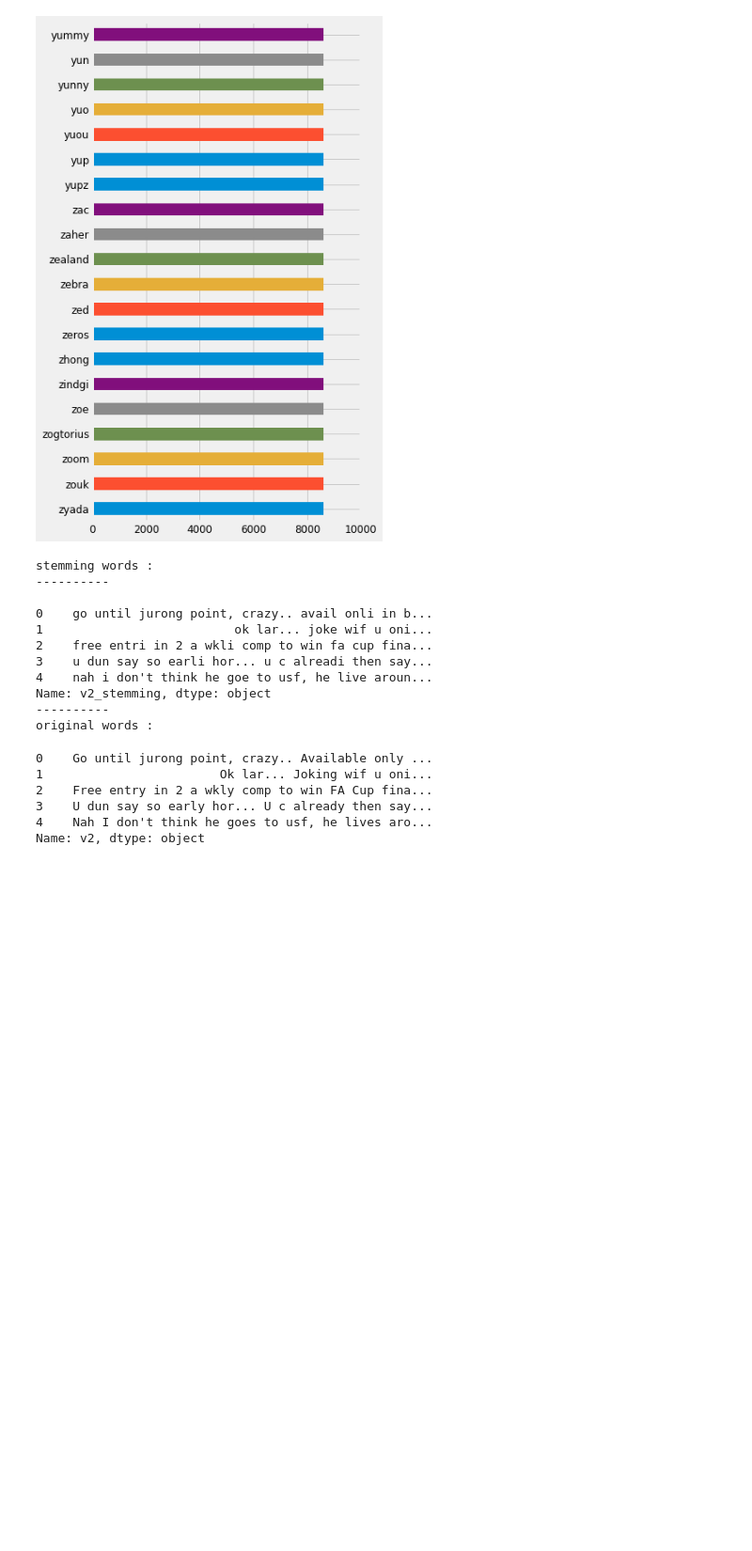
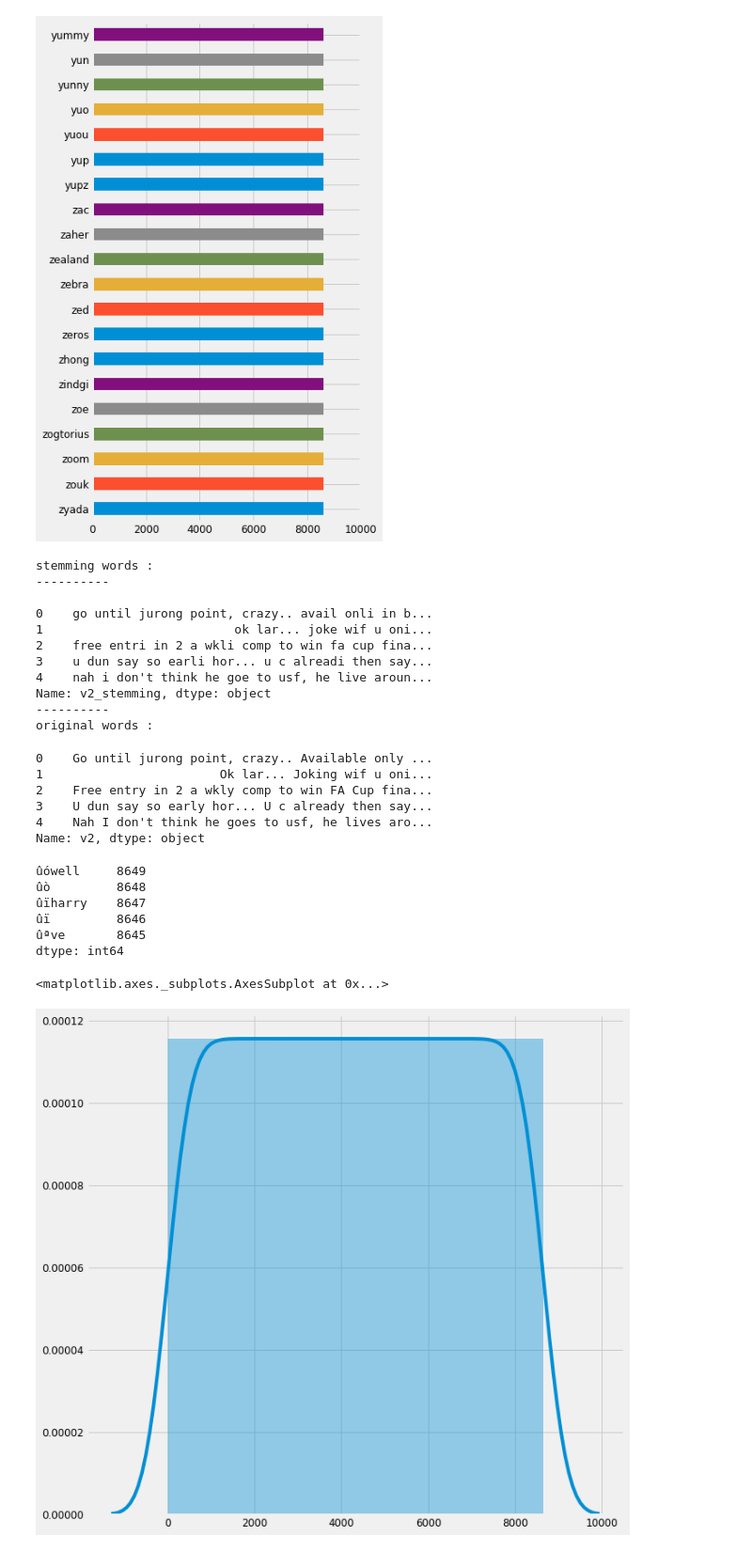
Before and after one commit to yennanliu/Kaggle.com_mini_project, a Jupyter notebook: SMS_spam_dataset/NLP_EDA.ipynb, the cells around one changed output. Shown at 94% size. Cells and saved outputs as stored; diff of their text form; code cells hidden in the pictures; blank space fills up the shorter version.

Commit message:
add TF-IDF Extraction

```diff
--- a/SMS_spam_dataset/NLP_EDA.ipynb
+++ b/SMS_spam_dataset/NLP_EDA.ipynb
@@ -209,3 +211,47 @@ original words :
 3    U dun say so early hor... U c already then say...
 4    Nah I don't think he goes to usf, he lives aro...
 Name: v2, dtype: object
+# %%
+#  TF-IDF Extraction : I
+
+
+"""
+
+
+TF(t) = (Number of times term t appears in a document) / (Total number of terms in the document).
+
+IDF(t) = log_e(Total number of documents / Number of documents with term t in it).
+
+"""
+
+# create the object of tfid vectorizer
+EAP_tfid_vectorizer = TfidfVectorizer("english")
+# fit the vectorizer using the text data
+EAP_tfid_vectorizer.fit(df['v2_del_stopword'])
+# collect the vocabulary items used in the vectorizer
+EAP_dictionary = EAP_tfid_vectorizer.vocabulary_.items()
+
+# lists to store the vocab and counts
+vocab = []
+count = []
+# iterate through each vocab and count append the value to designated lists
+for key, value in EAP_dictionary:
+    vocab.append(key)
+    count.append(value)
+
+# store the count in panadas dataframe with vocab as index
+EAP_vocab = pd.Series(count, index=vocab)
+# sort the dataframe
+EAP_vocab = EAP_vocab.sort_values(ascending=False)
+
+print (EAP_vocab.head(5))
+sns.distplot(EAP_vocab)
+# %% [output]
+ûówell     8649
+ûò         8648
+ûïharry    8647
+ûï         8646
+ûªve       8645
+dtype: int64
+<matplotlib.axes._subplots.AxesSubplot at 0x...>
+[figure, added]
```
Also changed, not shown: parts of 8 cells of this notebook.
